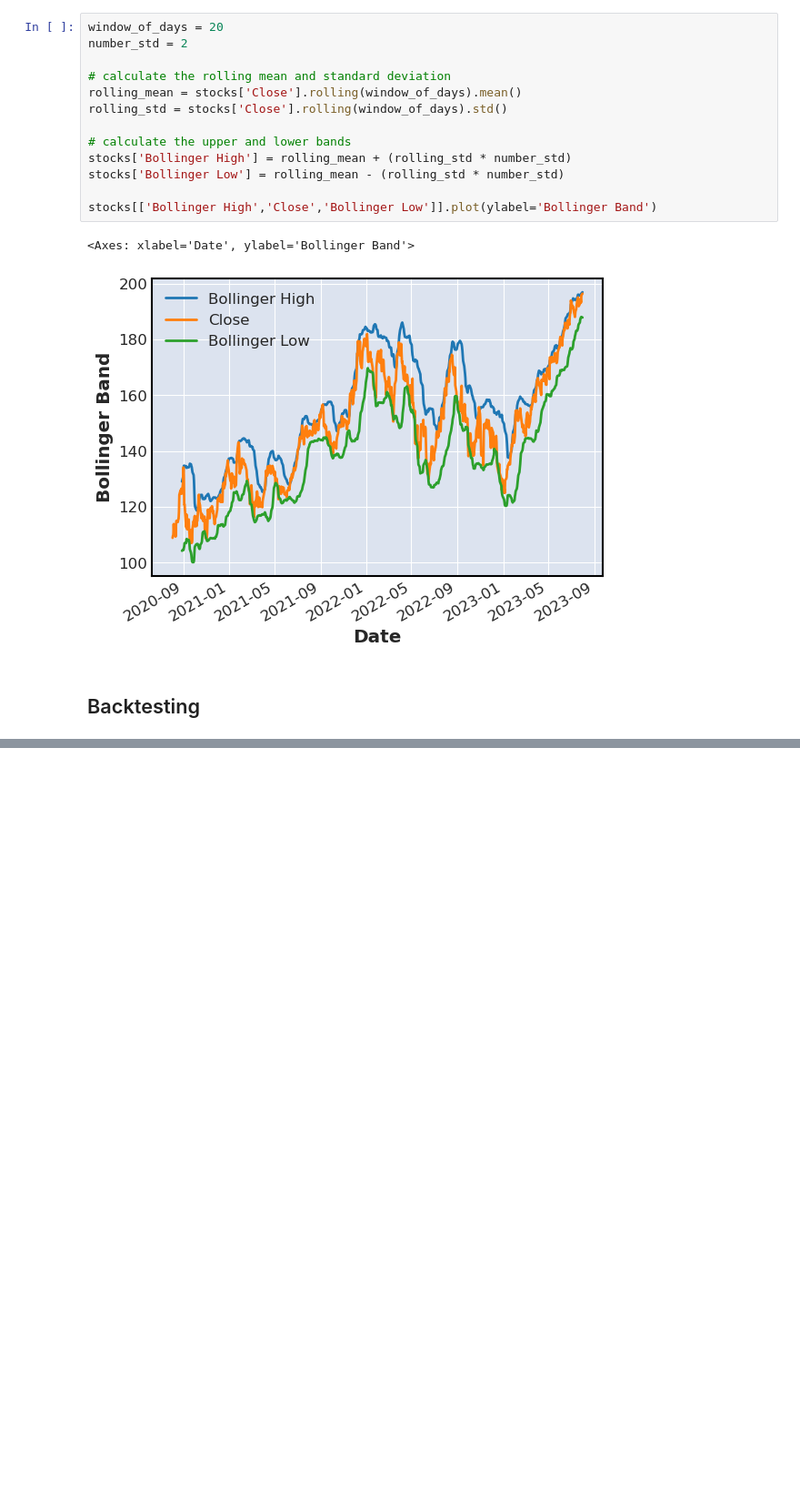
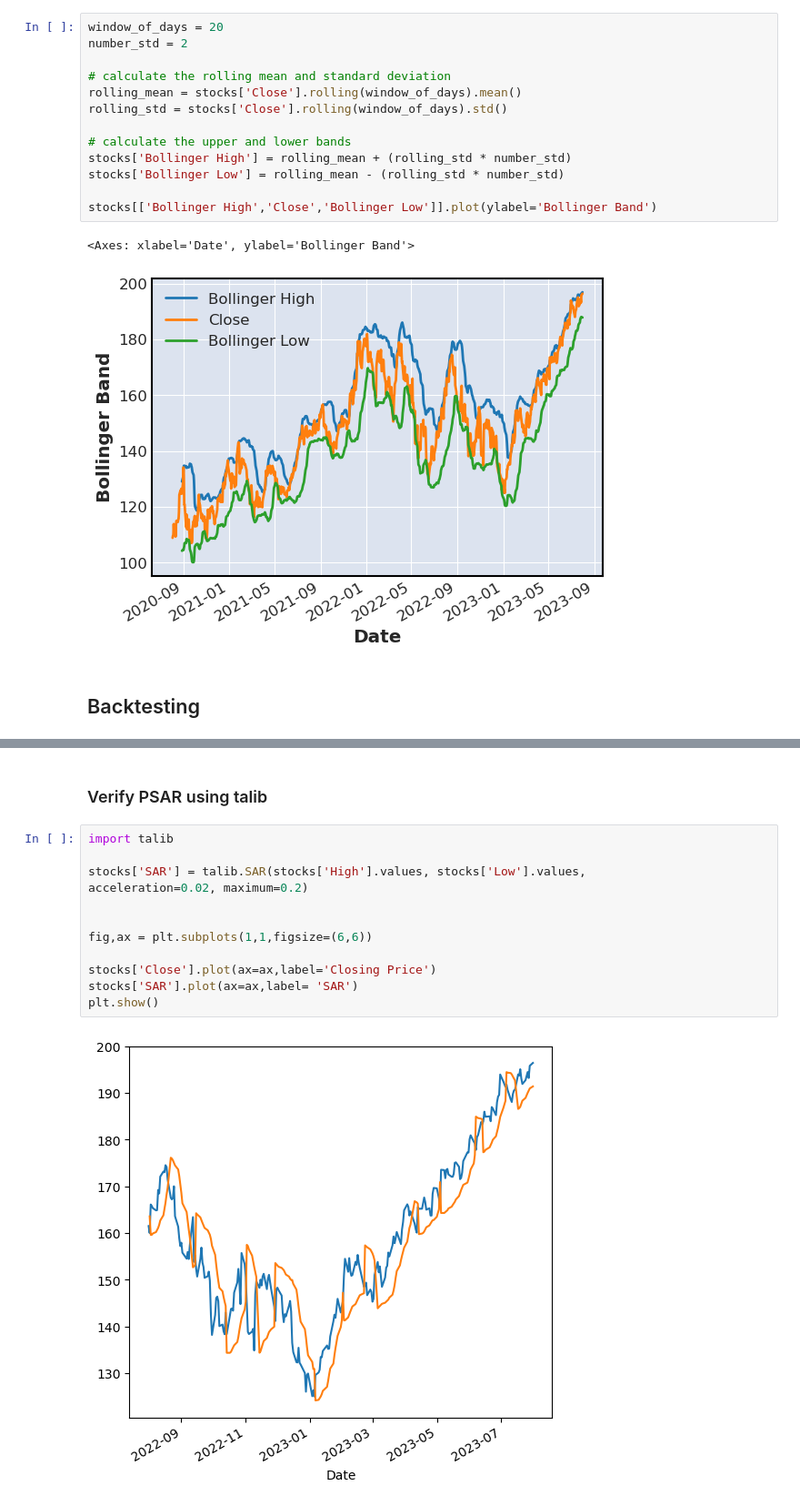
Before and after one commit to ansingh16/risk-management, a Jupyter notebook: Stock_analysis.ipynb, the cells around one changed output, grey strips where cells are left out. Shown at 91% size. Saved outputs shown, nothing was run; the diff lists cells and outputs as text; blank space fills up the shorter version.

```diff
--- a/Stock_analysis.ipynb
+++ b/Stock_analysis.ipynb
@@ -268,0 +292,16 @@ Text(0.5, 1.0, 'AAPL')
+# %% [markdown]
+### Verify PSAR using talib
+# %%
+import talib
+
+stocks['SAR'] = talib.SAR(stocks['High'].values, stocks['Low'].values,
+acceleration=0.02, maximum=0.2)
+
+
+fig,ax = plt.subplots(1,1,figsize=(6,6))
+
+stocks['Close'].plot(ax=ax,label='Closing Price')
+stocks['SAR'].plot(ax=ax,label= 'SAR')
+plt.show()
+# %% [output]
+[figure, added]
```
Also changed, not shown: parts of 8 cells of this notebook, 2 other files.
